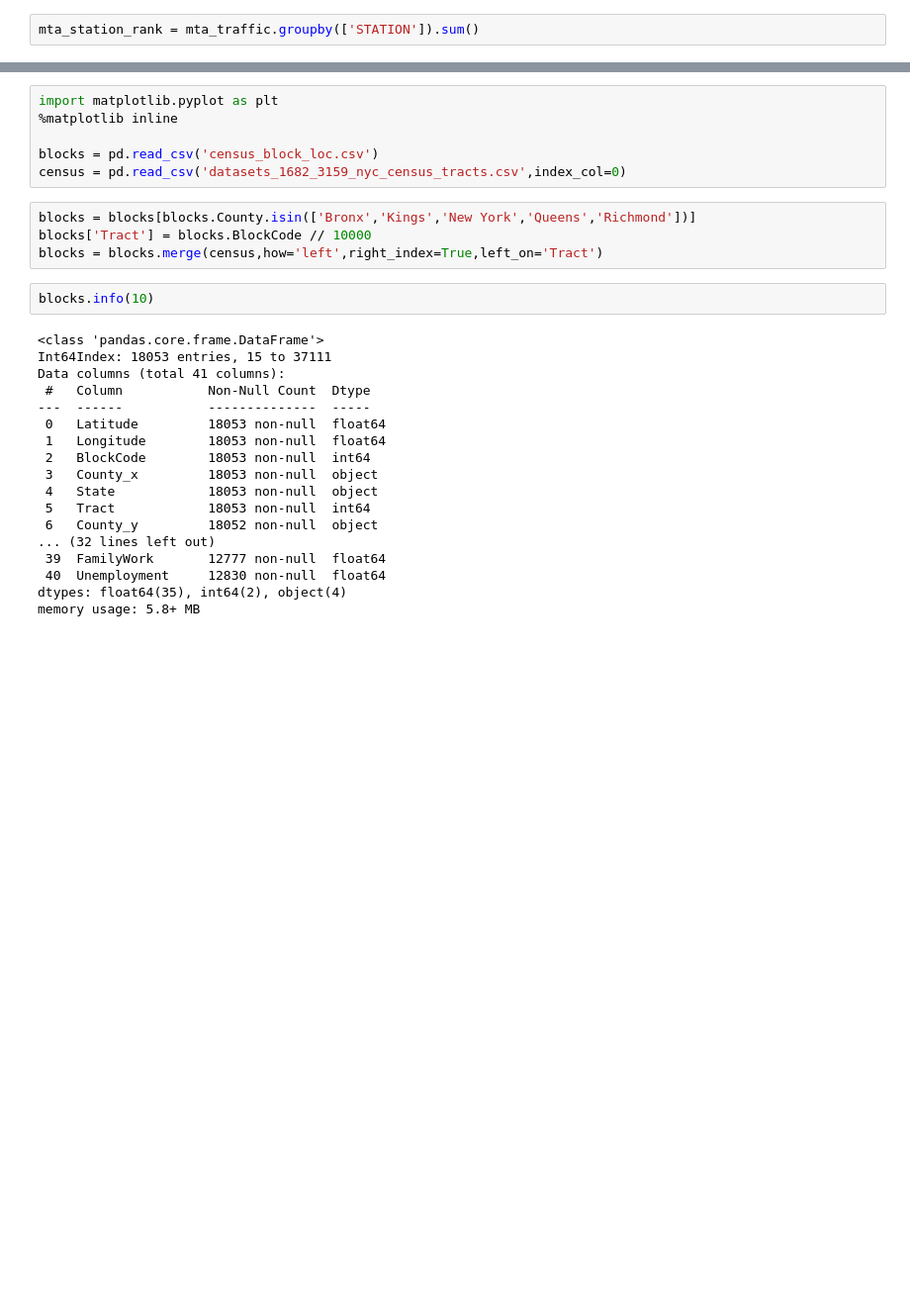
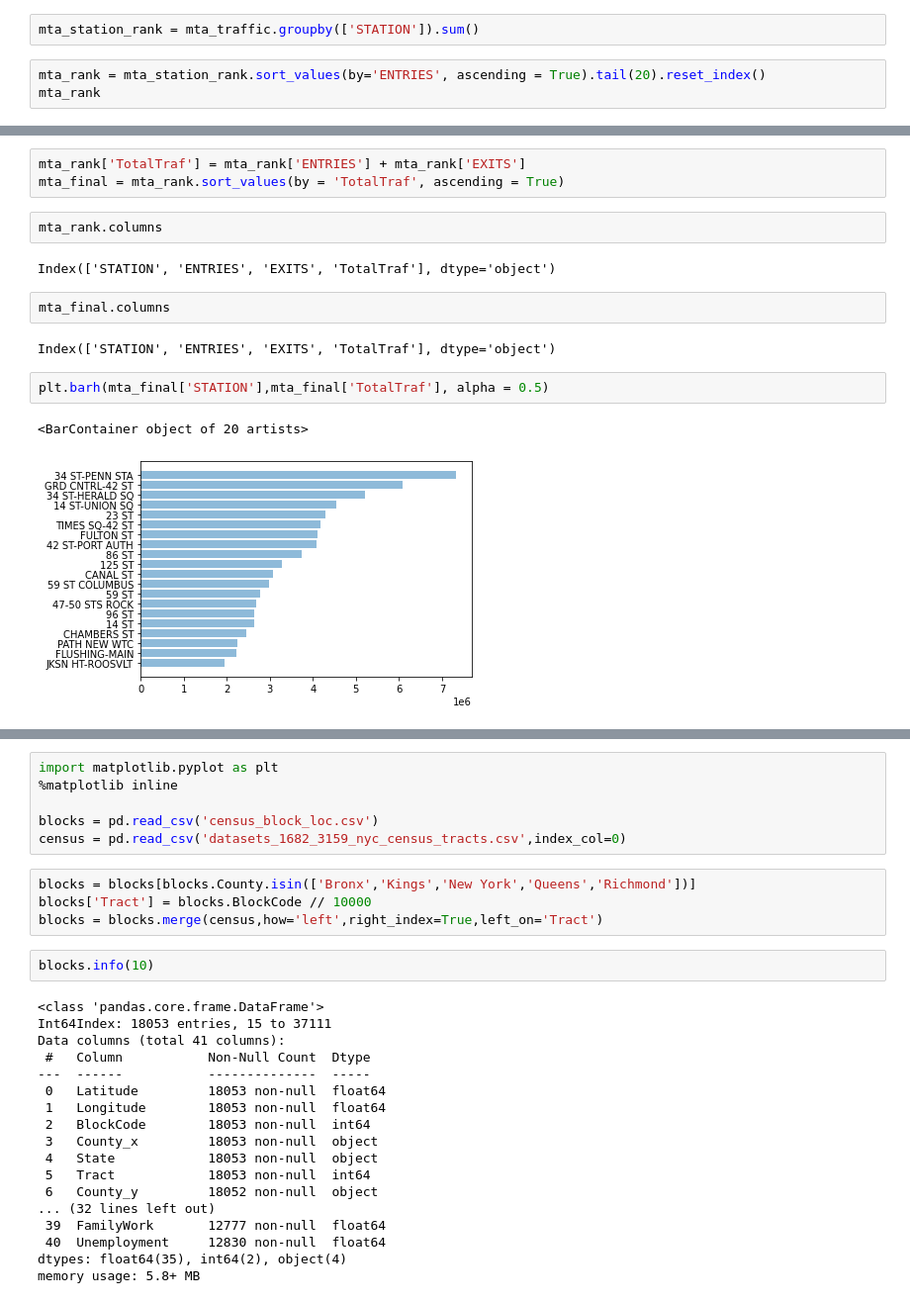
Before and after one commit to er-arcadio/Project1_2020_metis, a Jupyter notebook: Project 1 Draft.ipynb, the cells around one changed output, grey strips where cells are left out. Shown at 99% size. Cells and saved outputs as stored; diff of their text form; blank space fills up the shorter version.

```diff
--- a/Project 1 Draft.ipynb
+++ b/Project 1 Draft.ipynb
@@ -63,2 +77,5 @@ mta_traffic
 # %%
 mta_station_rank = mta_traffic.groupby(['STATION']).sum()
+# %%
+mta_rank = mta_station_rank.sort_values(by='ENTRIES', ascending = True).tail(20).reset_index()
+mta_rank
@@ -64,0 +100,16 @@ mta_station_rank = mta_traffic.groupby(['STATION']).sum()
+# %%
+mta_rank['TotalTraf'] = mta_rank['ENTRIES'] + mta_rank['EXITS']
+mta_final = mta_rank.sort_values(by = 'TotalTraf', ascending = True)
+# %%
+mta_rank.columns
+# %% [output]
+Index(['STATION', 'ENTRIES', 'EXITS', 'TotalTraf'], dtype='object')
+# %%
+mta_final.columns
+# %% [output]
+Index(['STATION', 'ENTRIES', 'EXITS', 'TotalTraf'], dtype='object')
+# %%
+plt.barh(mta_final['STATION'],mta_final['TotalTraf'], alpha = 0.5)
+# %% [output]
+<BarContainer object of 20 artists>
+[figure, added]
```
Also changed, not shown: parts of 15 cells of this notebook.
